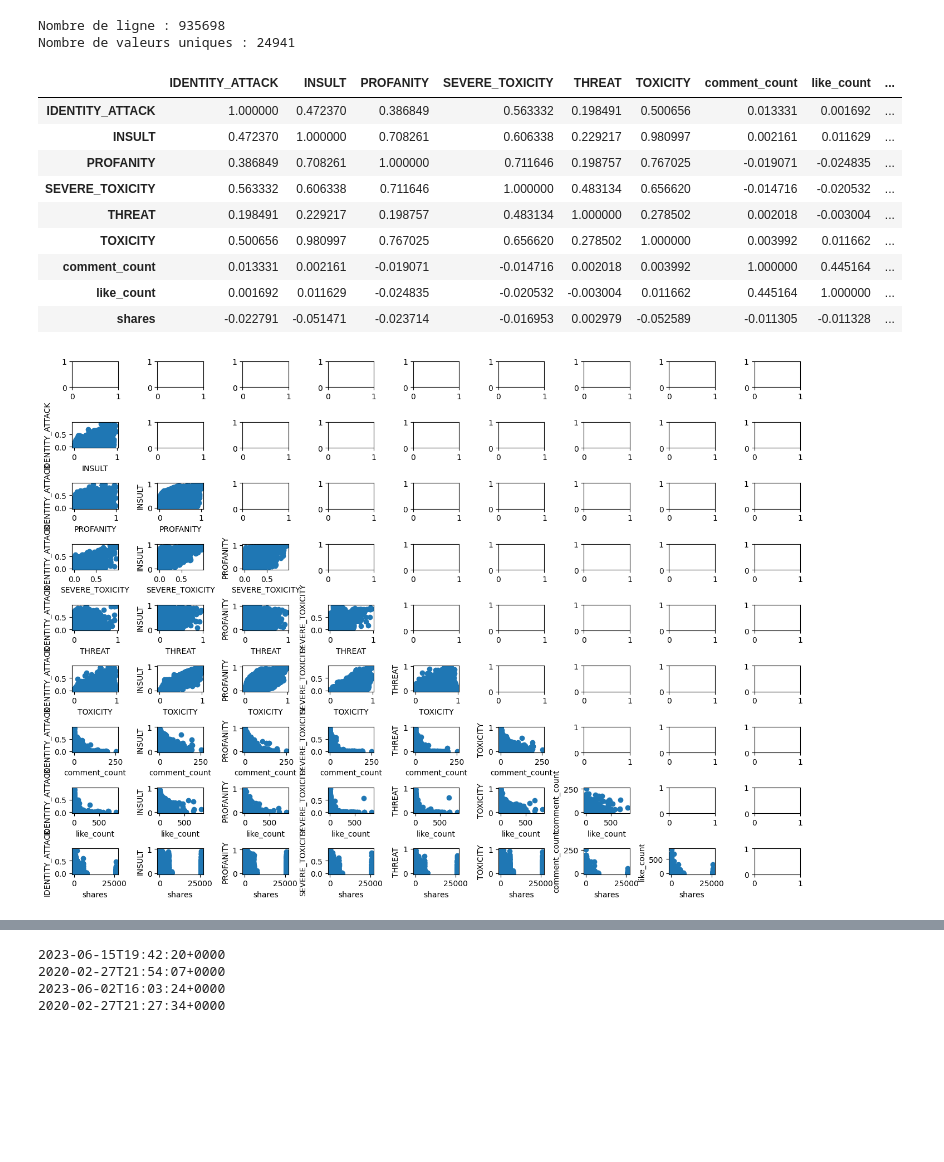
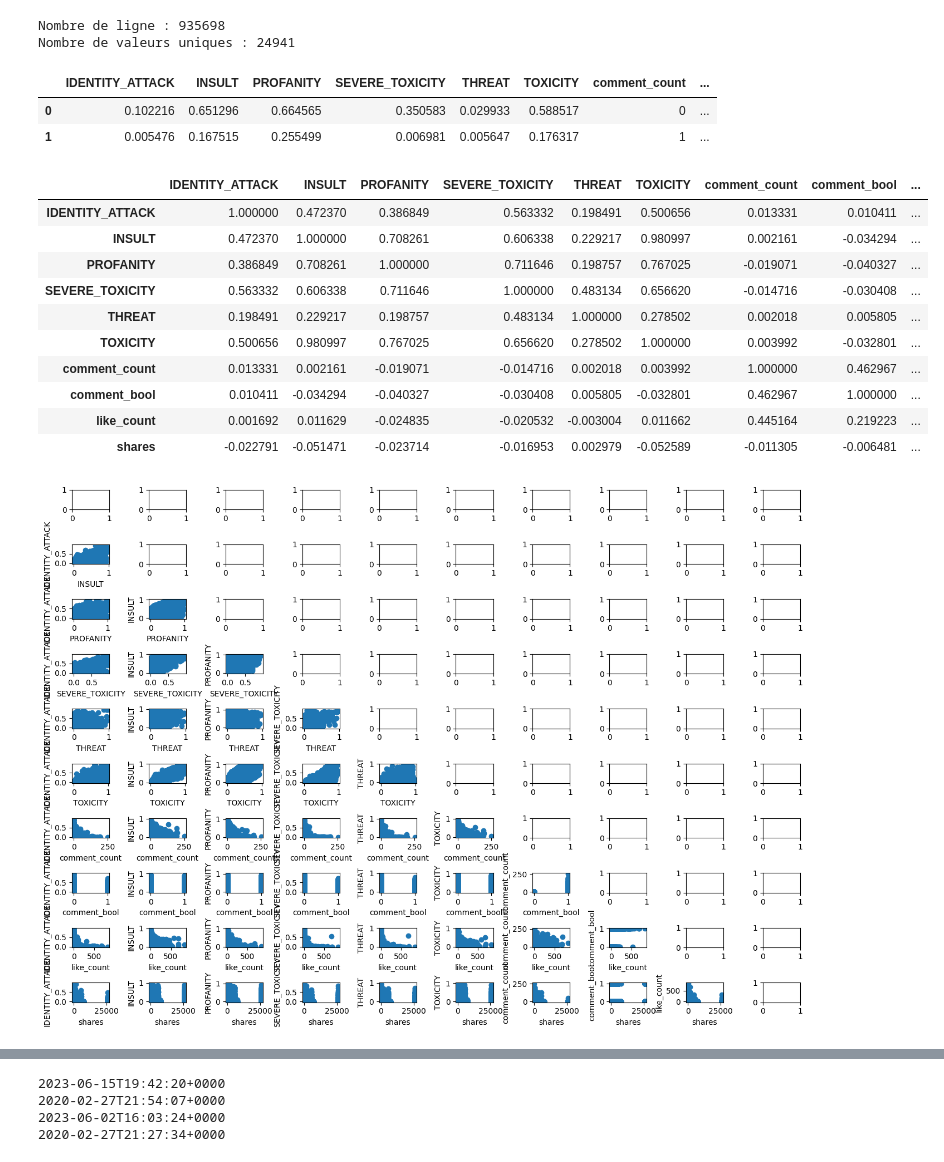
Before and after one commit to caseguin/GLO-7027, a Jupyter notebook: projet_eda.ipynb, the cells around one changed output, grey strips where cells are left out. Cells and saved outputs as stored; diff of their text form; code cells hidden in the pictures; blank space fills up the shorter version.

```diff
--- a/projet_eda.ipynb
+++ b/projet_eda.ipynb
@@ -240,22 +300,31 @@ Nombre de valeurs uniques : 24941
 # Outliers
 
 # Pour attributs catégoriques : encoder???
+# %%
+import numpy as np
+df_merge['comment_bool'] = np.where(df_merge['comment_count']>0, 1, 0)
+df_merge.head(2)
+# %% [output]
+|  | IDENTITY_ATTACK | INSULT | PROFANITY | SEVERE_TOXICITY | THREAT | TOXICITY | comment_count | ... |
+| 0 | 0.102216 | 0.651296 | 0.664565 | 0.350583 | 0.029933 | 0.588517 | 0 | ... |
+| 1 | 0.005476 | 0.167515 | 0.255499 | 0.006981 | 0.005647 | 0.176317 | 1 | ... |
 # %%
-cols = ['IDENTITY_ATTACK', 'INSULT', 'PROFANITY', 'SEVERE_TOXICITY', 'THREAT', 'TOXICITY', 'comment_count', 'like_count', 'shares']
+cols = ['IDENTITY_ATTACK', 'INSULT', 'PROFANITY', 'SEVERE_TOXICITY', 'THREAT', 'TOXICITY', 'comment_count', 'comment_bool', 'like_count', 'shares']
 
 correlation_matrix = df_merge[cols].corr()
 correlation_matrix
 # %% [output]
-|  | IDENTITY_ATTACK | INSULT | PROFANITY | SEVERE_TOXICITY | THREAT | TOXICITY | comment_count | like_count | ... |
-| IDENTITY_ATTACK | 1.000000 | 0.472370 | 0.386849 | 0.563332 | 0.198491 | 0.500656 | 0.013331 | 0.001692 | ... |
-| INSULT | 0.472370 | 1.000000 | 0.708261 | 0.606338 | 0.229217 | 0.980997 | 0.002161 | 0.011629 | ... |
-| PROFANITY | 0.386849 | 0.708261 | 1.000000 | 0.711646 | 0.198757 | 0.767025 | -0.019071 | -0.024835 | ... |
-| SEVERE_TOXICITY | 0.563332 | 0.606338 | 0.711646 | 1.000000 | 0.483134 | 0.656620 | -0.014716 | -0.020532 | ... |
-| THREAT | 0.198491 | 0.229217 | 0.198757 | 0.483134 | 1.000000 | 0.278502 | 0.002018 | -0.003004 | ... |
-| TOXICITY | 0.500656 | 0.980997 | 0.767025 | 0.656620 | 0.278502 | 1.000000 | 0.003992 | 0.011662 | ... |
-| comment_count | 0.013331 | 0.002161 | -0.019071 | -0.014716 | 0.002018 | 0.003992 | 1.000000 | 0.445164 | ... |
-| like_count | 0.001692 | 0.011629 | -0.024835 | -0.020532 | -0.003004 | 0.011662 | 0.445164 | 1.000000 | ... |
-| shares | -0.022791 | -0.051471 | -0.023714 | -0.016953 | 0.002979 | -0.052589 | -0.011305 | -0.011328 | ... |
+|  | IDENTITY_ATTACK | INSULT | PROFANITY | SEVERE_TOXICITY | THREAT | TOXICITY | comment_count | comment_bool | ... |
+| IDENTITY_ATTACK | 1.000000 | 0.472370 | 0.386849 | 0.563332 | 0.198491 | 0.500656 | 0.013331 | 0.010411 | ... |
+| INSULT | 0.472370 | 1.000000 | 0.708261 | 0.606338 | 0.229217 | 0.980997 | 0.002161 | -0.034294 | ... |
+| PROFANITY | 0.386849 | 0.708261 | 1.000000 | 0.711646 | 0.198757 | 0.767025 | -0.019071 | -0.040327 | ... |
+| SEVERE_TOXICITY | 0.563332 | 0.606338 | 0.711646 | 1.000000 | 0.483134 | 0.656620 | -0.014716 | -0.030408 | ... |
+| THREAT | 0.198491 | 0.229217 | 0.198757 | 0.483134 | 1.000000 | 0.278502 | 0.002018 | 0.005805 | ... |
+| TOXICITY | 0.500656 | 0.980997 | 0.767025 | 0.656620 | 0.278502 | 1.000000 | 0.003992 | -0.032801 | ... |
+| comment_count | 0.013331 | 0.002161 | -0.019071 | -0.014716 | 0.002018 | 0.003992 | 1.000000 | 0.462967 | ... |
+| comment_bool | 0.010411 | -0.034294 | -0.040327 | -0.030408 | 0.005805 | -0.032801 | 0.462967 | 1.000000 | ... |
+| like_count | 0.001692 | 0.011629 | -0.024835 | -0.020532 | -0.003004 | 0.011662 | 0.445164 | 0.219223 | ... |
+| shares | -0.022791 | -0.051471 | -0.023714 | -0.016953 | 0.002979 | -0.052589 | -0.011305 | -0.006481 | ... |
 # %%
 # Corrélation :
 
@@ -272,7 +341,7 @@ for i in range(0, len(cols)) :
 figure.tight_layout()
 plt.show()
 # %% [output]
-[figure, old version]
+[figure, new version]
 # %%
 plt.figure(figsize=(10, 8))
 sns.heatmap(correlation_matrix, annot=True, cmap='coolwarm', fmt=".2f", xticklabels=cols, yticklabels=cols)
```
Also changed, not shown: parts of 9 cells of this notebook.
